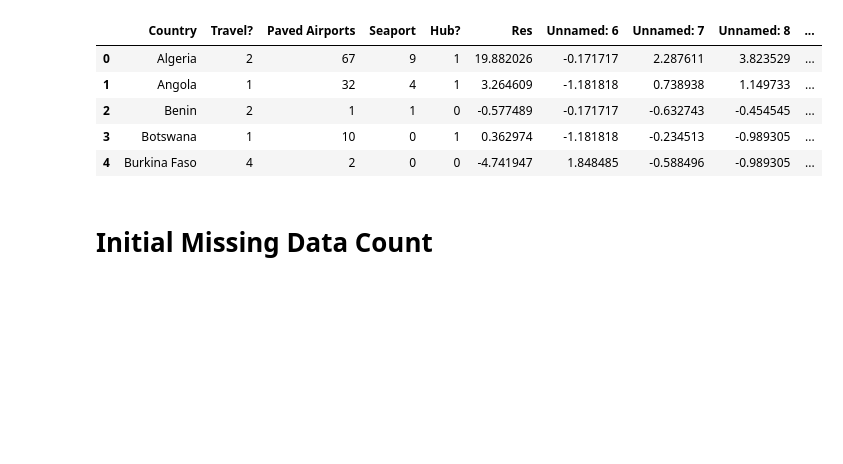
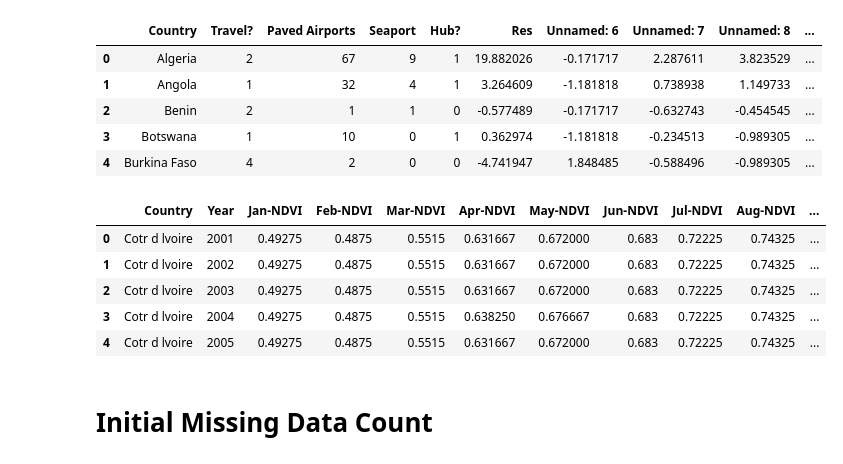
Before and after one commit to bakerjf1993/Supply-Chain, a Jupyter notebook: Food_Security_Analysis-Git.ipynb, the cells around one changed output. Drawn from its saved outputs; the diff is of its cells as text; code cells hidden in the pictures; blank space fills up the shorter version.

```diff
--- a/Food_Security_Analysis-Git.ipynb
+++ b/Food_Security_Analysis-Git.ipynb
@@ -32,3 +31,7 @@ df2 = pd.read_csv(fname, encoding='latin-1')
+# %%
+dir_path = os.path.abspath("")
+fname = dir_path+'\scraper_ndvi_data.csv'
+df3 = pd.read_csv(fname, encoding='latin-1')
 # %% [markdown]
 # Columns Names/First Five Lines
 # %%
@@ -49,6 +52,15 @@ df2.head()
 | 2 | Benin | 2 | 1 | 1 | 0 | -0.577489 | -0.171717 | -0.632743 | -0.454545 | ... |
 | 3 | Botswana | 1 | 10 | 0 | 1 | 0.362974 | -1.181818 | -0.234513 | -0.989305 | ... |
 | 4 | Burkina Faso | 4 | 2 | 0 | 0 | -4.741947 | 1.848485 | -0.588496 | -0.989305 | ... |
+# %%
+df3.head()
+# %% [output]
+|  | Country | Year | Jan-NDVI | Feb-NDVI | Mar-NDVI | Apr-NDVI | May-NDVI | Jun-NDVI | Jul-NDVI | Aug-NDVI | ... |
+| 0 | Cotr d lvoire | 2001 | 0.49275 | 0.4875 | 0.5515 | 0.631667 | 0.672000 | 0.683 | 0.72225 | 0.74325 | ... |
+| 1 | Cotr d lvoire | 2002 | 0.49275 | 0.4875 | 0.5515 | 0.631667 | 0.672000 | 0.683 | 0.72225 | 0.74325 | ... |
+| 2 | Cotr d lvoire | 2003 | 0.49275 | 0.4875 | 0.5515 | 0.631667 | 0.672000 | 0.683 | 0.72225 | 0.74325 | ... |
+| 3 | Cotr d lvoire | 2004 | 0.49275 | 0.4875 | 0.5515 | 0.638250 | 0.676667 | 0.683 | 0.72225 | 0.74325 | ... |
+| 4 | Cotr d lvoire | 2005 | 0.49275 | 0.4875 | 0.5515 | 0.631667 | 0.672000 | 0.683 | 0.72225 | 0.74325 | ... |
 # %% [markdown]
 # Initial Missing Data Count
 # %%
```
Also changed, not shown: parts of 12 cells of this notebook, 1 other file.
